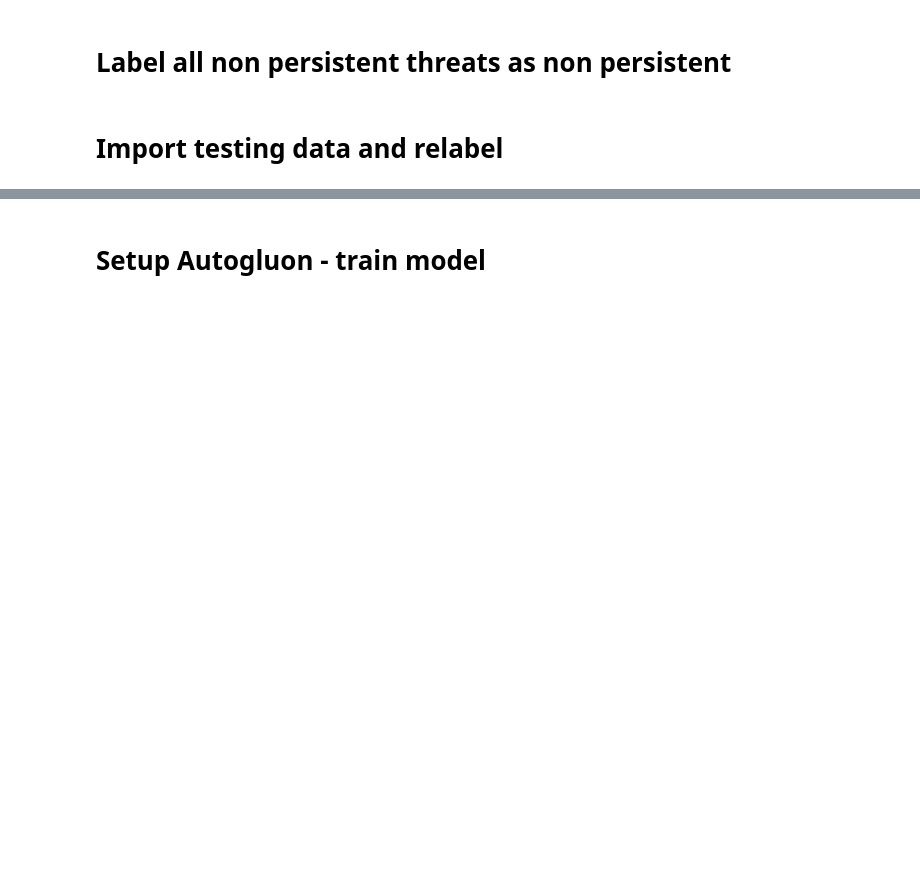
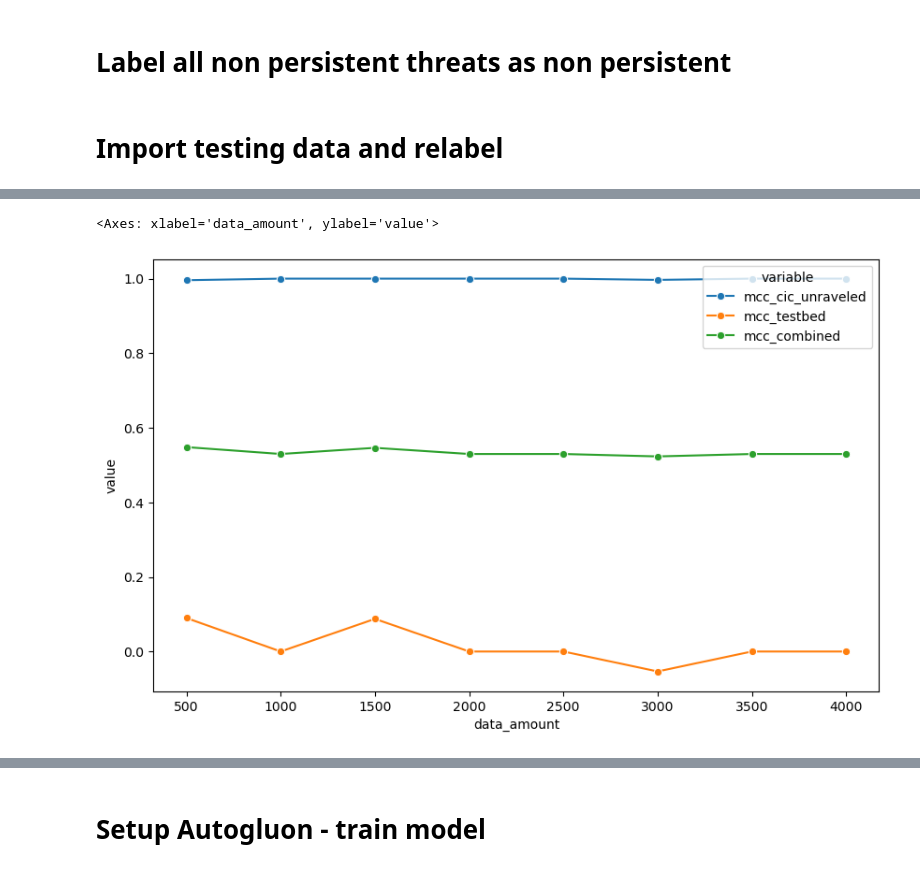
Before and after one commit to navya144/modular_ids_framework, a Jupyter notebook: persistent_non_persistent_model.ipynb, the cells around one changed output, grey strips where cells are left out. Drawn from its saved outputs; the diff is of its cells as text; code cells hidden in the pictures; blank space fills up the shorter version.

```diff
--- a/persistent_non_persistent_model.ipynb
+++ b/persistent_non_persistent_model.ipynb
@@ -115,0 +251,11 @@ non_persistent_testbed_test['Label'] = 'non_persistent'
+# %%
+# Melt the DataFrame to have a long format for Seaborn lineplot
+melted_stats = results.melt(id_vars='data_amount',
+                          value_vars=['data_amount', 'mcc_cic_unraveled', 'mcc_testbed', 'mcc_combined'])
+
+# Plot using Seaborn
+plt.figure(figsize=(10, 6))
+sns.lineplot(data=melted_stats, x='data_amount', y='value', hue='variable', marker='o')
+# %% [output]
+<Axes: xlabel='data_amount', ylabel='value'>
+[figure, added]
```
Also changed, not shown: parts of 11 cells of this notebook, 1 other file.
